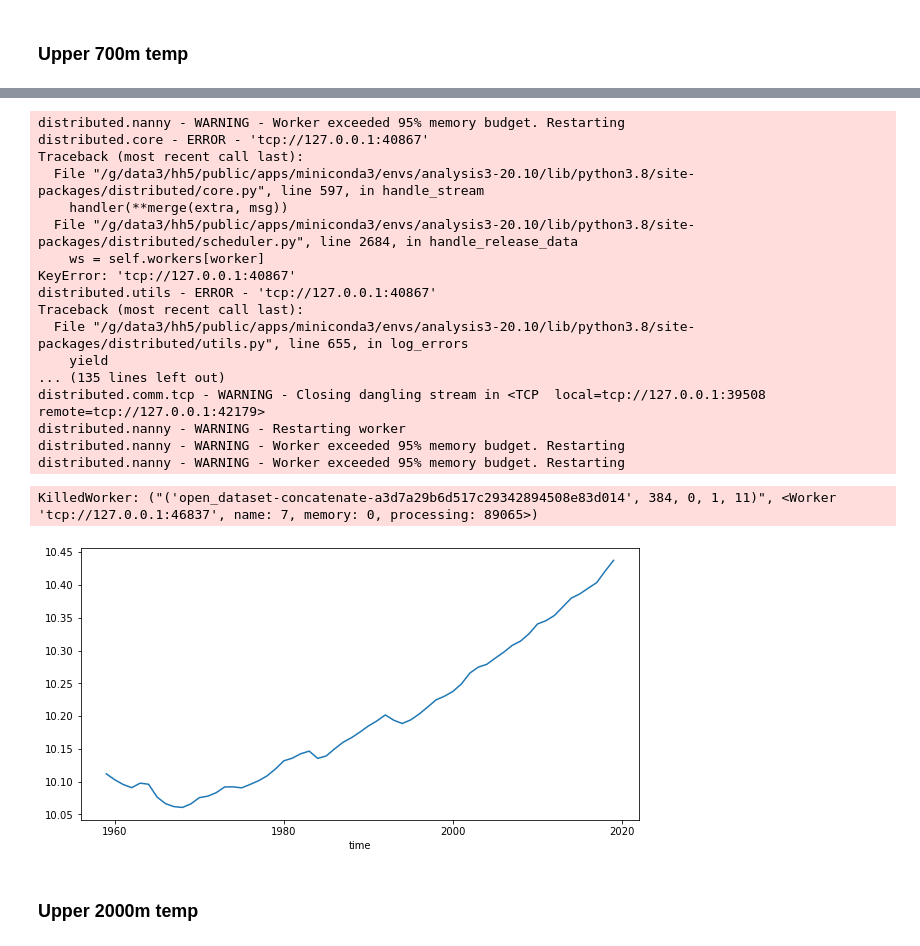
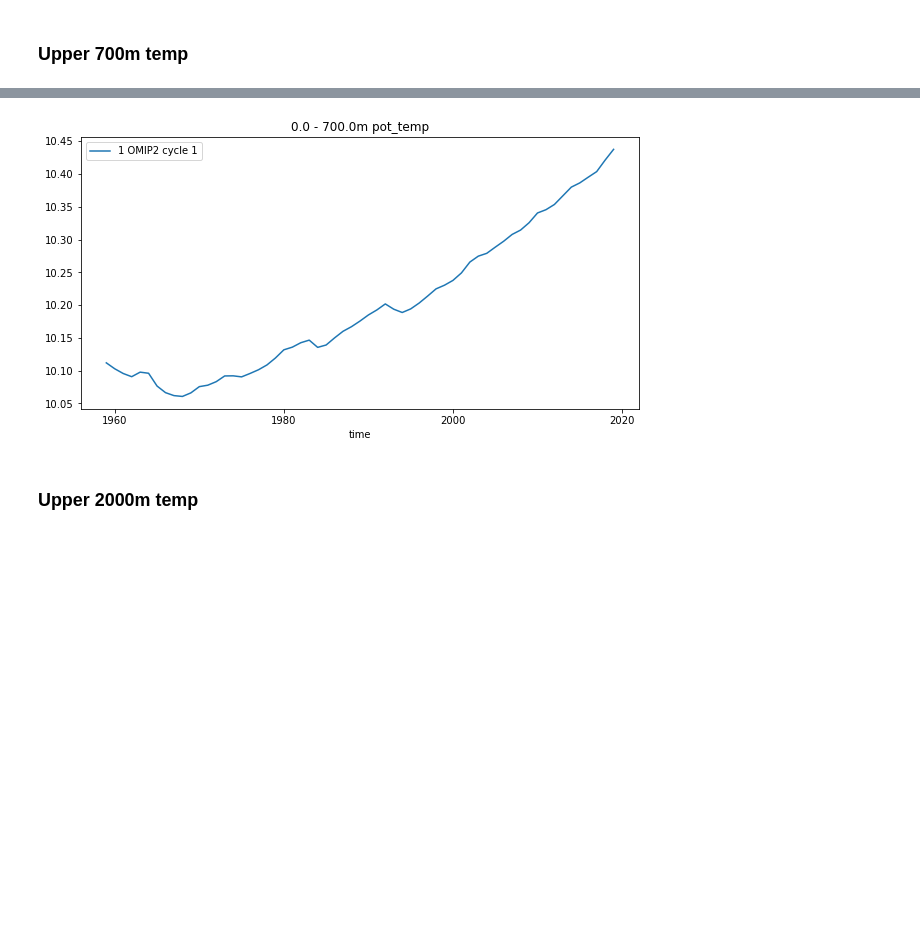
Before and after one commit to rmholmes/cosima-scripts, a Jupyter notebook: omip/OMIP2_025deg_InitialAnalysis.ipynb, the cells around one changed output, grey strips where cells are left out. Cells and saved outputs as stored; diff of their text form; code cells hidden in the pictures; blank space fills up the shorter version.

Commit message:
Update OMIP.

```diff
--- a/omip/OMIP2_025deg_InitialAnalysis.ipynb
+++ b/omip/OMIP2_025deg_InitialAnalysis.ipynb
@@ -137,7 +137,7 @@ def plot_depthintv(variable,end_time,zlims,keys=exptdict.keys()):
 ### Upper 700m temp
 # %%
 %%time
-keys = ['1 OMIP2 cycle 1','025 OMIP2 cycle 1']
+keys = ['1 OMIP2 cycle 1']
 plot_depthintv('pot_temp',end_time,[0.,700.],keys=keys)
 # %% [output]
 1deg_jra55_iaf_omip2
@@ -145,22 +146,4 @@ plot_depthintv('pot_temp',end_time,[0.,700.],keys=keys)
-distributed.nanny - WARNING - Worker exceeded 95% memory budget. Restarting
-distributed.core - ERROR - 'tcp://127.0.0.1:40867'
-Traceback (most recent call last):
-  File "/g/data3/hh5/public/apps/miniconda3/envs/analysis3-20.10/lib/python3.8/site-packages/distributed/core.py", line 597, in handle_stream
-    handler(**merge(extra, msg))
-  File "/g/data3/hh5/public/apps/miniconda3/envs/analysis3-20.10/lib/python3.8/site-packages/distributed/scheduler.py", line 2684, in handle_release_data
-    ws = self.workers[worker]
-KeyError: 'tcp://127.0.0.1:40867'
-distributed.utils - ERROR - 'tcp://127.0.0.1:40867'
-Traceback (most recent call last):
-  File "/g/data3/hh5/public/apps/miniconda3/envs/analysis3-20.10/lib/python3.8/site-packages/distributed/utils.py", line 655, in log_errors
-    yield
-... (135 lines left out)
-distributed.comm.tcp - WARNING - Closing dangling stream in <TCP  local=tcp://127.0.0.1:39508 remote=tcp://127.0.0.1:42179>
-distributed.nanny - WARNING - Restarting worker
-distributed.nanny - WARNING - Worker exceeded 95% memory budget. Restarting
-distributed.nanny - WARNING - Worker exceeded 95% memory budget. Restarting
-KilledWorker: ("('open_dataset-concatenate-a3d7a29b6d517c29342894508e83d014', 384, 0, 1, 11)", <Worker 'tcp://127.0.0.1:46837', name: 7, memory: 0, processing: 89065>)
-[figure, old version]
+[figure, new version]
 # %% [markdown]
 ### Upper 2000m temp
 # %%
```
Also changed, not shown: parts of 3 cells of this notebook.
